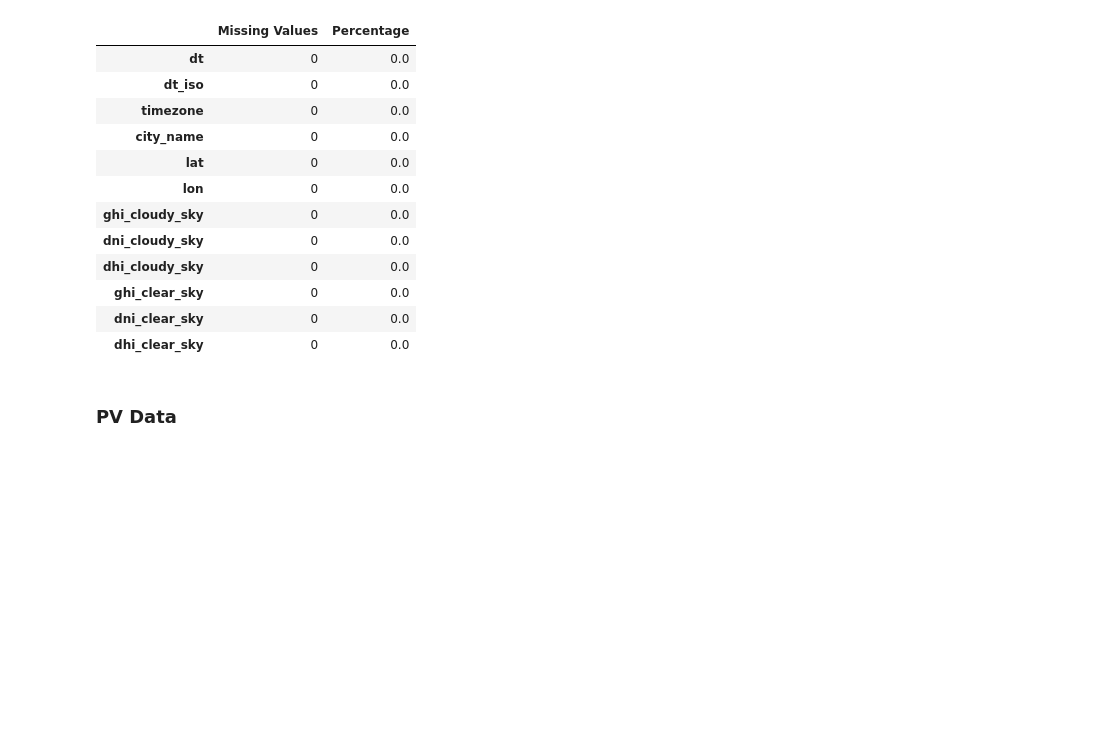
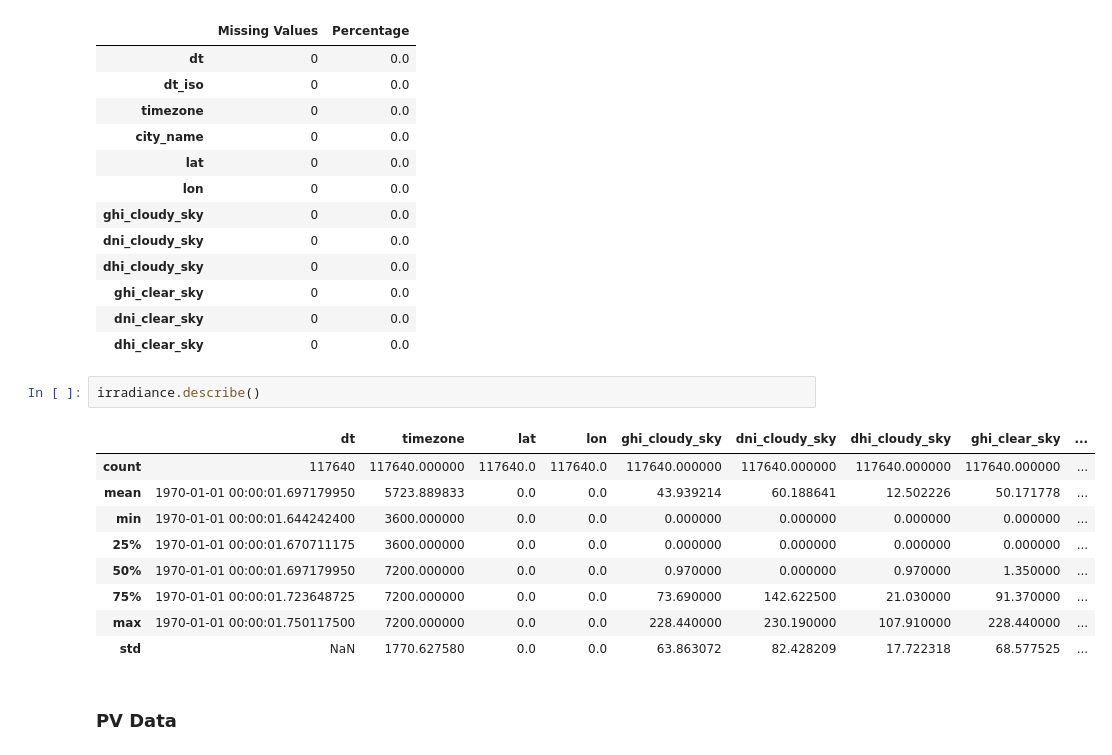
Before and after one commit to Anni075/KI-Project, a Jupyter notebook: missing_value_analysis.ipynb, the cells around one changed output. Drawn from its saved outputs; the diff is of its cells as text; blank space fills up the shorter version.

```diff
--- a/missing_value_analysis.ipynb
+++ b/missing_value_analysis.ipynb
@@ -36,6 +36,18 @@ missing_report(irradiance)
 | ghi_clear_sky | 0 | 0.0 |
 | dni_clear_sky | 0 | 0.0 |
 | dhi_clear_sky | 0 | 0.0 |
+# %%
+irradiance.describe()
+# %% [output]
+|  | dt | timezone | lat | lon | ghi_cloudy_sky | dni_cloudy_sky | dhi_cloudy_sky | ghi_clear_sky | ... |
+| count | 117640 | 117640.000000 | 117640.0 | 117640.0 | 117640.000000 | 117640.000000 | 117640.000000 | 117640.000000 | ... |
+| mean | 1970-01-01 00:00:01.697179950 | 5723.889833 | 0.0 | 0.0 | 43.939214 | 60.188641 | 12.502226 | 50.171778 | ... |
+| min | 1970-01-01 00:00:01.644242400 | 3600.000000 | 0.0 | 0.0 | 0.000000 | 0.000000 | 0.000000 | 0.000000 | ... |
+| 25% | 1970-01-01 00:00:01.670711175 | 3600.000000 | 0.0 | 0.0 | 0.000000 | 0.000000 | 0.000000 | 0.000000 | ... |
+| 50% | 1970-01-01 00:00:01.697179950 | 7200.000000 | 0.0 | 0.0 | 0.970000 | 0.000000 | 0.970000 | 1.350000 | ... |
+| 75% | 1970-01-01 00:00:01.723648725 | 7200.000000 | 0.0 | 0.0 | 73.690000 | 142.622500 | 21.030000 | 91.370000 | ... |
+| max | 1970-01-01 00:00:01.750117500 | 7200.000000 | 0.0 | 0.0 | 228.440000 | 230.190000 | 107.910000 | 228.440000 | ... |
+| std | NaN | 1770.627580 | 0.0 | 0.0 | 63.863072 | 82.428209 | 17.722318 | 68.577525 | ... |
 # %% [markdown]
 ### PV Data
 # %%
```
Also changed, not shown: parts of 3 cells of this notebook.
